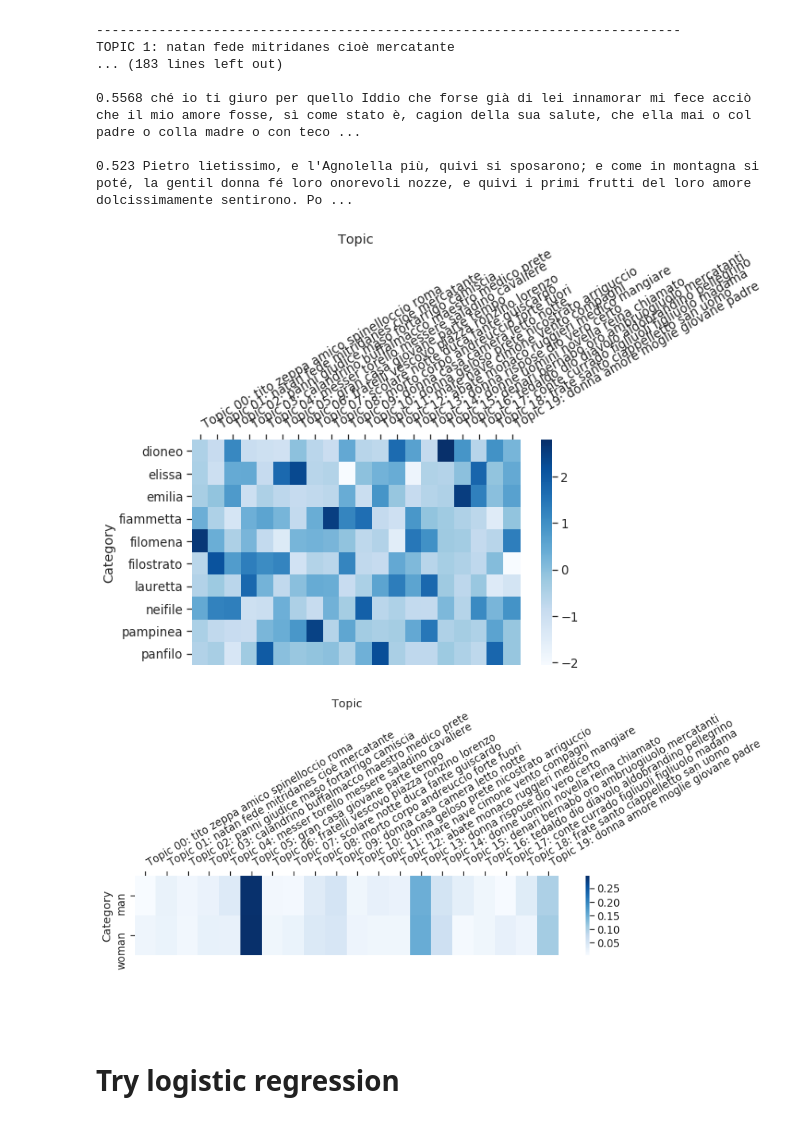
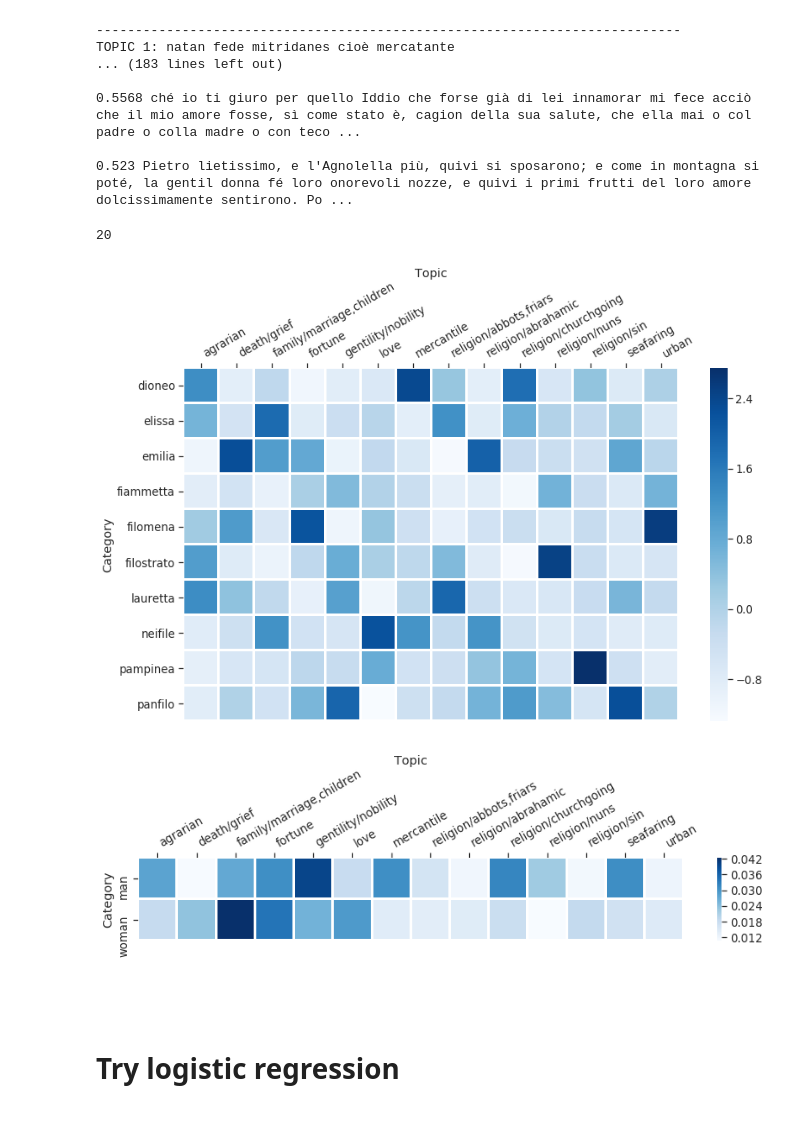
Before and after one commit to pasta41/decameron, a Jupyter notebook: maria/explore_lr_and_topics.ipynb, the cells around one changed output. Drawn from its saved outputs; the diff is of its cells as text; code cells hidden in the pictures.

```diff
--- a/maria/explore_lr_and_topics.ipynb
+++ b/maria/explore_lr_and_topics.ipynb
@@ -84,7 +84,14 @@ stopwords = ['il', 'lo', 'la', 'i', 'le', 'gli', 'è', 'tu', 'tuo', 'tua', 'suo'
 			  'tre', 'quegli', 'fatti', 'stato', 'stata', 'dalla', 'agli', 'avere', 'alquanto', 'adunque', 'fanno', 'furono',
 			  'cominciò', 'fossero', 'andò', 'incominciò',' solamente', 'degli', 'fatta', 'ebbe', 'coloro', 'questi', 'miei',
 			  'nell', 'secondo', 'elle', 'solamente', 'dopo', 'pero', "panfilo", "neifile", "filomena", "dioneo", "fiammetta",
-	"emilia", "filostrato", "lauretta", "elissa", "pampinea", 'colei', 'quel', 'state', 'stati', 'stato', 'stata', 'dello']
+	"emilia", "filostrato", "lauretta", "elissa", "pampinea", 'colei', 'quel', 'state', 'stati', 'stato', 'stata', 'dello',
+            'ruggieri', 'buffalmacco', 'biondello', 'perotto', 'beltramo', 'nicostrato', 'paganino', 'ciutazza', 'isabetta',
+            'currado', 'cimone', 'beritola', 'arrighetto', 'giuffredi', 'andreuccio', 'arriguccio', 'fortarrigo',
+            'ruberto', 'calandrino', 'sicurano', 'ghismunda', 'aldobrandino', 'niccolosa', 'tito', 'negli', 'pasimunda', 'constanzio',
+            'griselda', 'gabriello', 'caterina', 'peronella', 'giannello', "guardastagn", 'bernabò', 'ambruogiuolo', 'gulfardo', 'guasparuol',
+            'maria', 'simona', 'martellino', 'ciappelletto', 'ercolano', 'melisso', 'magdalena', 'degl', 'quanti', 'poscia',
+            'baronci', 'natan', 'guasparuolo', 'gualtieri', 'spinelloccio', 'rinuccio', 'lorenzo', 'pinuccio', 'adriano', 'guiscardo',
+            'niccoluccio', 'tingoccio', 'nastagio', 'lambertuccio', 'mitridanes', 'minuccio', 'meuccio', 'salamone', 'tedaldo', 'zima']
 # %%
 training_texts = []
 original_texts = []
@@ -173,6 +180,13 @@ TOPIC 1: natan fede mitridanes cioè mercatante
 0.5568 ché io ti giuro per quello Iddio che forse già di lei innamorar mi fece acciò che il mio amore fosse, sì come stato è, cagion della sua salute, che ella mai o col padre o colla madre o con teco ...
 
 0.523 Pietro lietissimo, e l'Agnolella più, quivi si sposarono; e come in montagna si poté, la gentil donna fé loro onorevoli nozze, e quivi i primi frutti del loro amore dolcissimamente sentirono. Po ...
+# %%
+topic_keys_edited = ['religion/nuns', '1', '2', 'mercantile', '4', 'death/grief', 'love', 'seafaring', 'religion/abbots,friars',
+                    'religion/sin', '10', 'agrarian', 'religion/churchgoing', 'fortune', '14', 'religion/abrahamic',
+                    'family/marriage,children', 'urban', '18', 'gentility/nobility']
+len(topic_keys_edited)
+# %% [output]
+20
 # %%
 def plot_categories_by_topics_heatmap(labels,
                                       topic_distributions,
@@ -184,24 +198,31 @@ def plot_categories_by_topics_heatmap(labels,
     # Combine the labels and distributions into a list of dictionaries.
     dicts_to_plot = []
     for _label, _distribution in zip(labels, topic_distributions):
-        if not target_labels or _label in target_labels:
-            for _topic_index, _probability in enumerate(_distribution):
+        for _topic_index, _probability in enumerate(_distribution):
+            # skip 1, 2, 4, 10, 14, 18
+            if _topic_index in [0,3,5,6,7,8,9,11,12,13,15,16,17,19]:
                 dicts_to_plot.append({'Probability': float(_probability),
                                       'Category': _label,
-                                      'Topic': 'Topic ' + str(_topic_index).zfill(2) + ': ' + ' '.join(topic_keys[_topic_index][:5])})
+                                      'Topic': topic_keys[_topic_index]})
 
     # Create a dataframe, format it for the heatmap function, and normalize the columns.
     df_to_plot = pd.DataFrame(dicts_to_plot)
+
     df_wide = df_to_plot.pivot_table(index='Category',
                                      columns='Topic',
                                      values='Probability')
     df_norm_col=(df_wide-df_wide.mean())/df_wide.std()
 
+    # remove topics that overpower the others
+    #print(df_to_plot)
+
+
+
     # Show the final plot.
     if dim:
         plt.figure(figsize=dim)
     sns.set(style='ticks', font_scale=1.2)
-    ax = sns.heatmap(df_norm_col, cmap='Blues')
+    ax = sns.heatmap(df_norm_col, cmap='Blues', linewidths=2)
     ax.xaxis.tick_top()
     ax.xaxis.set_label_position('top')
     plt.xticks(rotation=30, ha='left')
@@ -212,11 +233,11 @@ def plot_categories_by_topics_heatmap(labels,
 # %%
 plot_categories_by_topics_heatmap(training_narrators,
                                   topic_distributions,
-                                  topic_keys,
+                                  topic_keys_edited,
                                   output_directory_path + '/narrators_by_topics.pdf',
-                                  dim=(10,7))
+                                  dim=(12,8))
 # %% [output]
-[figure, old version]
+[figure, new version]
 # %%
 def plot_categories_by_topics_heatmap(labels,
                                       topic_distributions,
@@ -228,24 +249,25 @@ def plot_categories_by_topics_heatmap(labels,
     # Combine the labels and distributions into a list of dictionaries.
     dicts_to_plot = []
     for _label, _distribution in zip(labels, topic_distributions):
-        if not target_labels or _label in target_labels:
-            for _topic_index, _probability in enumerate(_distribution):
+        for _topic_index, _probability in enumerate(_distribution):
+            # skip 1, 2, 4, 14, 10, 18
+            if _topic_index in [0,3,5,6,7,8,9,11,12,13,15,16,17,19]:
                 dicts_to_plot.append({'Probability': float(_probability),
                                       'Category': _label,
-                                      'Topic': 'Topic ' + str(_topic_index).zfill(2) + ': ' + ' '.join(topic_keys[_topic_index][:5])})
+                                      'Topic': topic_keys[_topic_index]})
 
     # Create a dataframe, format it for the heatmap function, and normalize the columns.
     df_to_plot = pd.DataFrame(dicts_to_plot)
     df_wide = df_to_plot.pivot_table(index='Category',
                                      columns='Topic',
                                      values='Probability')
-    # df_norm_col=(df_wide-df_wide.mean())/df_wide.std()
+    df_norm_col=(df_wide-df_wide.mean())/df_wide.std()
 
     # Show the final plot.
     if dim:
         plt.figure(figsize=dim)
     sns.set(style='ticks', font_scale=1.2)
-    ax = sns.heatmap(df_wide, cmap='Blues')
+    ax = sns.heatmap(df_wide, cmap='Blues', linewidths=2)
     ax.xaxis.tick_top()
     ax.xaxis.set_label_position('top')
     plt.xticks(rotation=30, ha='left')
@@ -256,11 +278,11 @@ def plot_categories_by_topics_heatmap(labels,
 
 plot_categories_by_topics_heatmap(training_genders,
                                   topic_distributions,
-                                  topic_keys,
-                                  output_directory_path + '/narrators_by_topics.pdf',
-                                  dim=(12,5))
+                                  topic_keys_edited,
+                                  output_directory_path + '/gender_by_topics.pdf',
+                                  dim=(12,3.5))
 # %% [output]
-[figure, old version]
+[figure, new version]
 # %% [markdown]
 <br><br>
 
```
Also changed, not shown: parts of 2 cells of this notebook, 9 other files.
